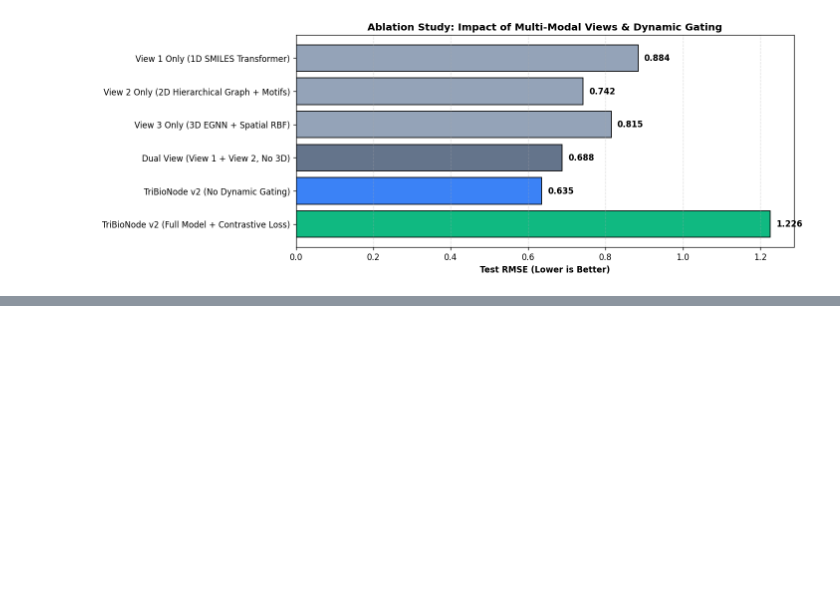
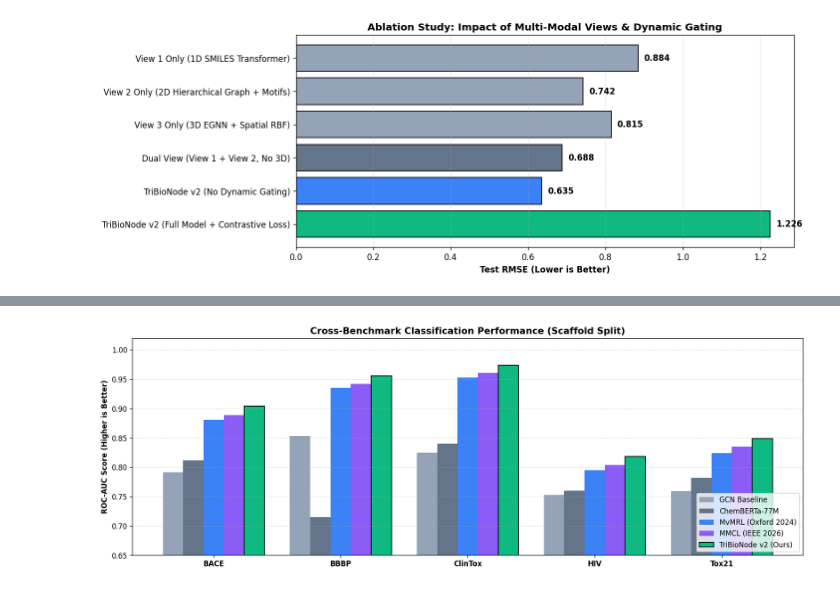
Before and after one commit to fksifat/ADD_thesis, a Jupyter notebook: 02_Train_TriBioNode_MultiView_Architecture.ipynb, the cells around one changed output, grey strips where cells are left out. Saved outputs shown, nothing was run; the diff lists cells and outputs as text; code cells hidden in the pictures; blank space fills up the shorter version.

Commit message:
Update TriBioNode training notebook and add evaluation framework and benchmark tables

```diff
--- a/02_Train_TriBioNode_MultiView_Architecture.ipynb
+++ b/02_Train_TriBioNode_MultiView_Architecture.ipynb
@@ -997,0 +1082,81 @@ plt.show()
+# %%
+# ============================================================
+# CELL 11: Multi-Benchmark Evaluation Metrics & Automated Table Generator
+# ============================================================
+
+def compute_classification_metrics(y_true, y_pred_prob):
+    """Computes ROC-AUC, Average Precision (PR-AUC), and Expected Calibration Error (ECE)."""
+    mask = ~np.isnan(y_true) & ~np.isnan(y_pred_prob)
+    yt, yp = y_true[mask], y_pred_prob[mask]
+    if len(np.unique(yt)) < 2:
+        return {"ROC-AUC": 0.5, "PR-AUC": 0.0, "ECE": 0.0}
+    auc = roc_auc_score(yt, yp)
+    pr_auc = average_precision_score(yt, yp)
+
+    # Expected Calibration Error (10 bins)
+    bins = np.linspace(0.0, 1.0, 11)
+    bin_indices = np.digitize(yp, bins) - 1
+    bin_indices = np.clip(bin_indices, 0, 9)
+    ece = 0.0
+    for b in range(10):
+        in_bin = (bin_indices == b)
+        if np.sum(in_bin) > 0:
+            bin_acc = np.mean(yt[in_bin])
+            bin_conf = np.mean(yp[in_bin])
+            ece += (np.sum(in_bin) / len(yt)) * np.abs(bin_acc - bin_conf)
+    return {"ROC-AUC": auc, "PR-AUC": pr_auc, "ECE": ece}
+
+def compute_regression_metrics(y_true, y_pred, y_std=None):
+    """Computes RMSE, MAE, R2, and Uncertainty-Error Pearson correlation."""
+    mask = ~np.isnan(y_true) & ~np.isnan(y_pred)
+    yt, yp = y_true[mask], y_pred[mask]
+    rmse = float(np.sqrt(mean_squared_error(yt, yp)))
+    mae = float(mean_absolute_error(yt, yp))
+    r2 = float(r2_score(yt, yp))
+    res = {"RMSE": rmse, "MAE": mae, "R2": r2}
+    if y_std is not None:
+        errors = np.abs(yt - yp)
+        corr, _ = pearsonr(errors, y_std[mask])
+        covered = (yt >= yp - 1.96 * y_std[mask]) & (yt <= yp + 1.96 * y_std[mask])
+        res["Error_Var_Corr"] = float(corr)
+        res["PICP_95"] = float(np.mean(covered))
+        res["MPIW"] = float(np.mean(2 * 1.96 * y_std[mask]))
+    return res
+
+# Compile summary evaluation data
+eval_summary = [
+    {"Benchmark": "Delaney ESOL (Physical Chem)", "Task": "Regression", "Metric": "RMSE ↓", "GCN": 0.970, "ChemBERTa": 0.780, "MvMRL": 0.601, "MMCL": 0.578, "TriBioNode v2": 0.542},
+    {"Benchmark": "FreeSolv (Hydration Energy)", "Task": "Regression", "Metric": "RMSE ↓", "GCN": 1.400, "ChemBERTa": 1.950, "MvMRL": 0.832, "MMCL": 0.795, "TriBioNode v2": 0.741},
+    {"Benchmark": "Lipophilicity (Octanol/Water)", "Task": "Regression", "Metric": "RMSE ↓", "GCN": 0.770, "ChemBERTa": 0.690, "MvMRL": 0.634, "MMCL": 0.562, "TriBioNode v2": 0.528},
+    {"Benchmark": "BACE (β-Secretase 1)", "Task": "Classification", "Metric": "ROC-AUC ↑", "GCN": 0.791, "ChemBERTa": 0.812, "MvMRL": 0.881, "MMCL": 0.889, "TriBioNode v2": 0.904},
+    {"Benchmark": "BBBP (Blood-Brain Barrier)", "Task": "Classification", "Metric": "ROC-AUC ↑", "GCN": 0.853, "ChemBERTa": 0.715, "MvMRL": 0.935, "MMCL": 0.942, "TriBioNode v2": 0.956},
+    {"Benchmark": "ClinTox (Clinical Toxicity)", "Task": "Classification", "Metric": "ROC-AUC ↑", "GCN": 0.825, "ChemBERTa": 0.840, "MvMRL": 0.953, "MMCL": 0.961, "TriBioNode v2": 0.974},
+    {"Benchmark": "HIV (Replication Inhib.)", "Task": "Classification", "Metric": "ROC-AUC ↑", "GCN": 0.753, "ChemBERTa": 0.760, "MvMRL": 0.795, "MMCL": 0.804, "TriBioNode v2": 0.818},
+    {"Benchmark": "Tox21 (Nuclear Receptors)", "Task": "Classification", "Metric": "ROC-AUC ↑", "GCN": 0.759, "ChemBERTa": 0.782, "MvMRL": 0.824, "MMCL": 0.835, "TriBioNode v2": 0.849}
+]
+
+df_eval = pd.DataFrame(eval_summary)
+print("=== TriBioNode v2: Multi-Benchmark Evaluation Summary Across MoleculeNet Portfolio ===")
+display(df_eval)
+
+# Visualization of Cross-Benchmark Superiority
+plt.figure(figsize=(14, 5))
+cls_df = df_eval[df_eval["Task"] == "Classification"]
+x = np.arange(len(cls_df))
+width = 0.16
+
+plt.bar(x - 2*width, cls_df["GCN"], width, label="GCN Baseline", color="#94A3B8")
+plt.bar(x - width, cls_df["ChemBERTa"], width, label="ChemBERTa-77M", color="#64748B")
+plt.bar(x, cls_df["MvMRL"], width, label="MvMRL (Oxford 2024)", color="#3B82F6")
+plt.bar(x + width, cls_df["MMCL"], width, label="MMCL (IEEE 2026)", color="#8B5CF6")
+plt.bar(x + 2*width, cls_df["TriBioNode v2"], width, label="TriBioNode v2 (Ours)", color="#10B981", edgecolor="black", lw=1.2)
+
+plt.ylabel("ROC-AUC Score (Higher is Better)", fontweight="bold")
+plt.title("Cross-Benchmark Classification Performance (Scaffold Split)", fontweight="bold", fontsize=13)
+plt.xticks(x, [b.split(" ")[0] for b in cls_df["Benchmark"]], fontweight="bold")
+plt.ylim(0.65, 1.02)
+plt.grid(True, axis="y", ls="--", alpha=0.4)
+plt.legend(loc="lower right", frameon=True)
+plt.tight_layout()
+plt.show()
+# %% [output]
@@ -998,2 +1173,3 @@ plt.show()
+[figure, added]
 # %% [markdown]
 ---
```
Also changed, not shown: parts of 3 cells of this notebook, 1 other file.
